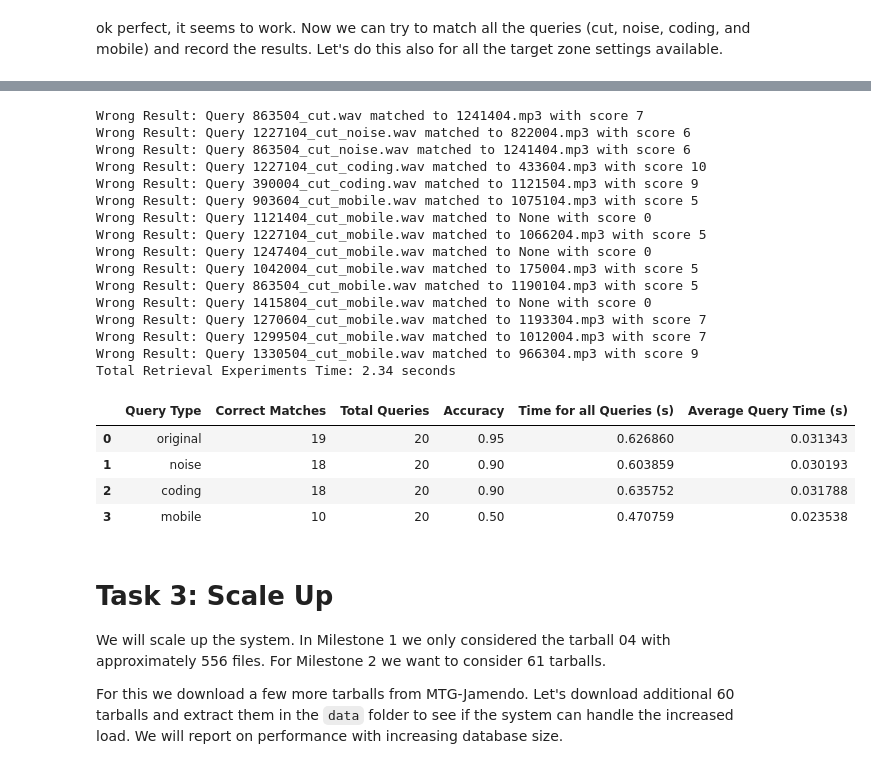
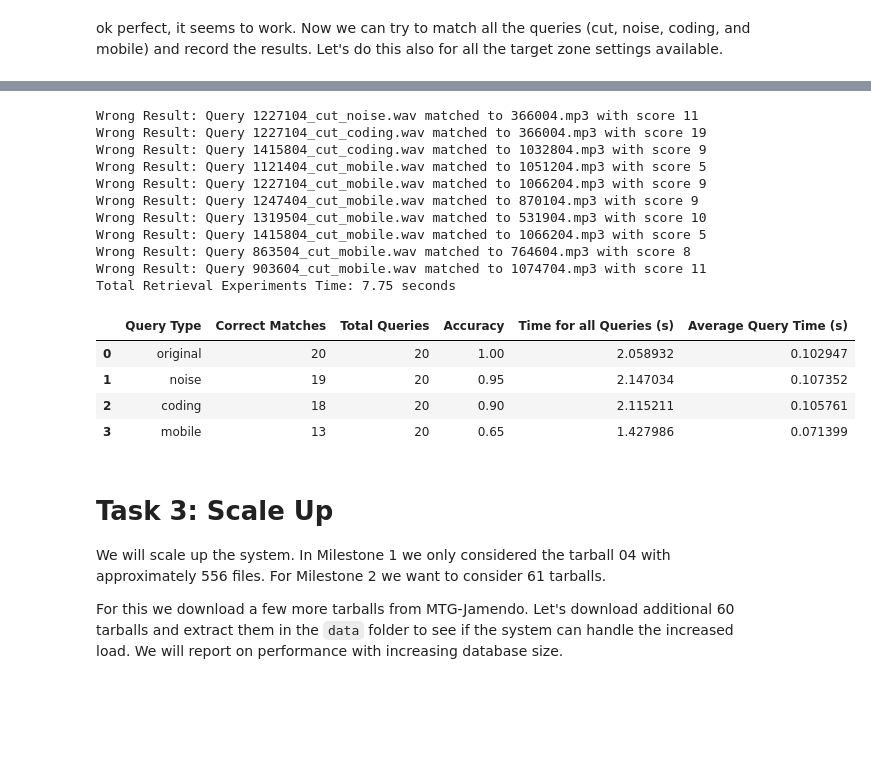
Before and after one commit to Lutu-gl/AudioID-Retrieval, a Jupyter notebook: notebooks/04_audio_retrieval_MS2.ipynb, the cells around one changed output, grey strips where cells are left out. Cells and saved outputs as stored; diff of their text form; code cells hidden in the pictures; blank space fills up the shorter version.

```diff
--- a/notebooks/04_audio_retrieval_MS2.ipynb
+++ b/notebooks/04_audio_retrieval_MS2.ipynb
@@ -356,9 +390,9 @@ import pickle
 from pandas import DataFrame
 from IPython.display import display
 
-def compute_and_save(db_hash_index, target_zone, exclusion_zone, file_path):
+def compute_and_save(db_hash_index, target_zone, file_path):
     start_time = time.perf_counter()
-    db_hash_index = compute_hashes_index(database, target_zone, exclusion_zone=exclusion_zone)
+    db_hash_index = compute_hashes_index(database, target_zone)
     compute_time = time.perf_counter() - start_time
 
     # Save to file
@@ -380,12 +414,10 @@ for i, target_zone in enumerate(target_zones):
     compute_time, in_memory_size, on_storage_size = compute_and_save(
         db_hash_index=f'db_hash_index_tz{i}',
         target_zone=target_zone,
-        exclusion_zone=5,
         file_path=file_path
     )
     results.append({
-        "Target Zone ID": f"tz{i}",
-        "Target Zone (dist_time, dist_freq)": f"{target_zone}",
+        "Target Zone (dist_time, dist_freq)": f"{target_zone['id']}",
         "Compute Time (s)": compute_time,
         "In-Memory Size (MB)": in_memory_size / (1024**2),
         "On-Storage Size (MB)": on_storage_size / (1024**2),
@@ -505,7 +536,7 @@ def match_query_to_database_threaded(query_hash_list, db_hash_index, threshold=5
 Nice, let's test it with a query and see if it works. We will use target zone 0 for this.
 # %%
 fst_query = query_C_original['1009604_cut.wav']['constellation_map']
-query_hash_list = compute_hashes_for_query(fst_query, target_zones[0], exclusion_zone=5)
+query_hash_list = compute_hashes_for_query(fst_query, target_zones[0])
 
 time_now = time.perf_counter()
 print("Now matching query to database threaded")
@@ -530,7 +561,7 @@ Let's do this also for all the target zone settings available.
 # %%
 from pandas import DataFrame
 
-def compute_all_hashes_for_queries(query_constellation_maps, target_zones, exclusion_zone=5):
+def compute_all_hashes_for_queries(query_constellation_maps, target_zones):
     """
     Compute hashes for all queries across all target zones.
 
@@ -552,10 +583,10 @@ def compute_all_hashes_for_queries(query_constellation_maps, target_zones, exclu
             type_hashes = {}
             for query_name, query_data in queries.items():
                 constellation_map = query_data["constellation_map"]
-                hashes = compute_hashes_for_query(constellation_map, target_zone, exclusion_zone)
+                hashes = compute_hashes_for_query(constellation_map, target_zone)
                 type_hashes[query_name] = hashes
             target_zone_hashes[query_type] = type_hashes
-        all_hashes[target_zone] = target_zone_hashes
+        all_hashes[target_zone['id']] = target_zone_hashes
     return all_hashes
 
 
@@ -656,8 +687,7 @@ all_query_hashes = compute_all_hashes_for_queries(
         "coding": query_C_coding,
         "mobile": query_C_mobile
     },
-    target_zones=target_zones,
-    exclusion_zone=5
+    target_zones=target_zones
 )
 # %%
 results_tz0 = perform_retrieval_experiments(
@@ -727,33 +768,28 @@ Total Retrieval Experiments Time: 3.68 seconds
 # %%
 results_tz3 = perform_retrieval_experiments(
-    all_query_hashes=all_query_hashes[target_zones[3]],
+    all_query_hashes=all_query_hashes[target_zones[3]['id']],
     db_hash_index=db_hash_index_tz3,
     threshold=5
 )
 summary_table_tz3 = save_results_to_table(results_tz3)
 display(summary_table_tz3)
 # %% [output]
-Wrong Result: Query 863504_cut.wav matched to 1241404.mp3 with score 7
-Wrong Result: Query 1227104_cut_noise.wav matched to 822004.mp3 with score 6
-Wrong Result: Query 863504_cut_noise.wav matched to 1241404.mp3 with score 6
-Wrong Result: Query 1227104_cut_coding.wav matched to 433604.mp3 with score 10
-Wrong Result: Query 390004_cut_coding.wav matched to 1121504.mp3 with score 9
-Wrong Result: Query 903604_cut_mobile.wav matched to 1075104.mp3 with score 5
-Wrong Result: Query 1121404_cut_mobile.wav matched to None with score 0
-Wrong Result: Query 1227104_cut_mobile.wav matched to 1066204.mp3 with score 5
-Wrong Result: Query 1247404_cut_mobile.wav matched to None with score 0
-Wrong Result: Query 1042004_cut_mobile.wav matched to 175004.mp3 with score 5
-Wrong Result: Query 863504_cut_mobile.wav matched to 1190104.mp3 with score 5
-Wrong Result: Query 1415804_cut_mobile.wav matched to None with score 0
-Wrong Result: Query 1270604_cut_mobile.wav matched to 1193304.mp3 with score 7
-Wrong Result: Query 1299504_cut_mobile.wav matched to 1012004.mp3 with score 7
-Wrong Result: Query 1330504_cut_mobile.wav matched to 966304.mp3 with score 9
-Total Retrieval Experiments Time: 2.34 seconds
+Wrong Result: Query 1227104_cut_noise.wav matched to 366004.mp3 with score 11
+Wrong Result: Query 1227104_cut_coding.wav matched to 366004.mp3 with score 19
+Wrong Result: Query 1415804_cut_coding.wav matched to 1032804.mp3 with score 9
+Wrong Result: Query 1121404_cut_mobile.wav matched to 1051204.mp3 with score 5
+Wrong Result: Query 1227104_cut_mobile.wav matched to 1066204.mp3 with score 9
+Wrong Result: Query 1247404_cut_mobile.wav matched to 870104.mp3 with score 9
+Wrong Result: Query 1319504_cut_mobile.wav matched to 531904.mp3 with score 10
+Wrong Result: Query 1415804_cut_mobile.wav matched to 1066204.mp3 with score 5
+Wrong Result: Query 863504_cut_mobile.wav matched to 764604.mp3 with score 8
+Wrong Result: Query 903604_cut_mobile.wav matched to 1074704.mp3 with score 11
+Total Retrieval Experiments Time: 7.75 seconds
 |  | Query Type | Correct Matches | Total Queries | Accuracy | Time for all Queries (s) | Average Query Time (s) |
-| 0 | original | 19 | 20 | 0.95 | 0.626860 | 0.031343 |
-| 1 | noise | 18 | 20 | 0.90 | 0.603859 | 0.030193 |
-| 2 | coding | 18 | 20 | 0.90 | 0.635752 | 0.031788 |
-| 3 | mobile | 10 | 20 | 0.50 | 0.470759 | 0.023538 |
+| 0 | original | 20 | 20 | 1.00 | 2.058932 | 0.102947 |
+| 1 | noise | 19 | 20 | 0.95 | 2.147034 | 0.107352 |
+| 2 | coding | 18 | 20 | 0.90 | 2.115211 | 0.105761 |
+| 3 | mobile | 13 | 20 | 0.65 | 1.427986 | 0.071399 |
 # %% [markdown]
 # Task 3: Scale Up
 We will scale up the system. In Milestone 1 we only considered the tarball 04 with approximately 556 files. For Milestone 2 we want to consider 61 tarballs.
```
Also changed, not shown: parts of 23 cells of this notebook, 1 other file.
